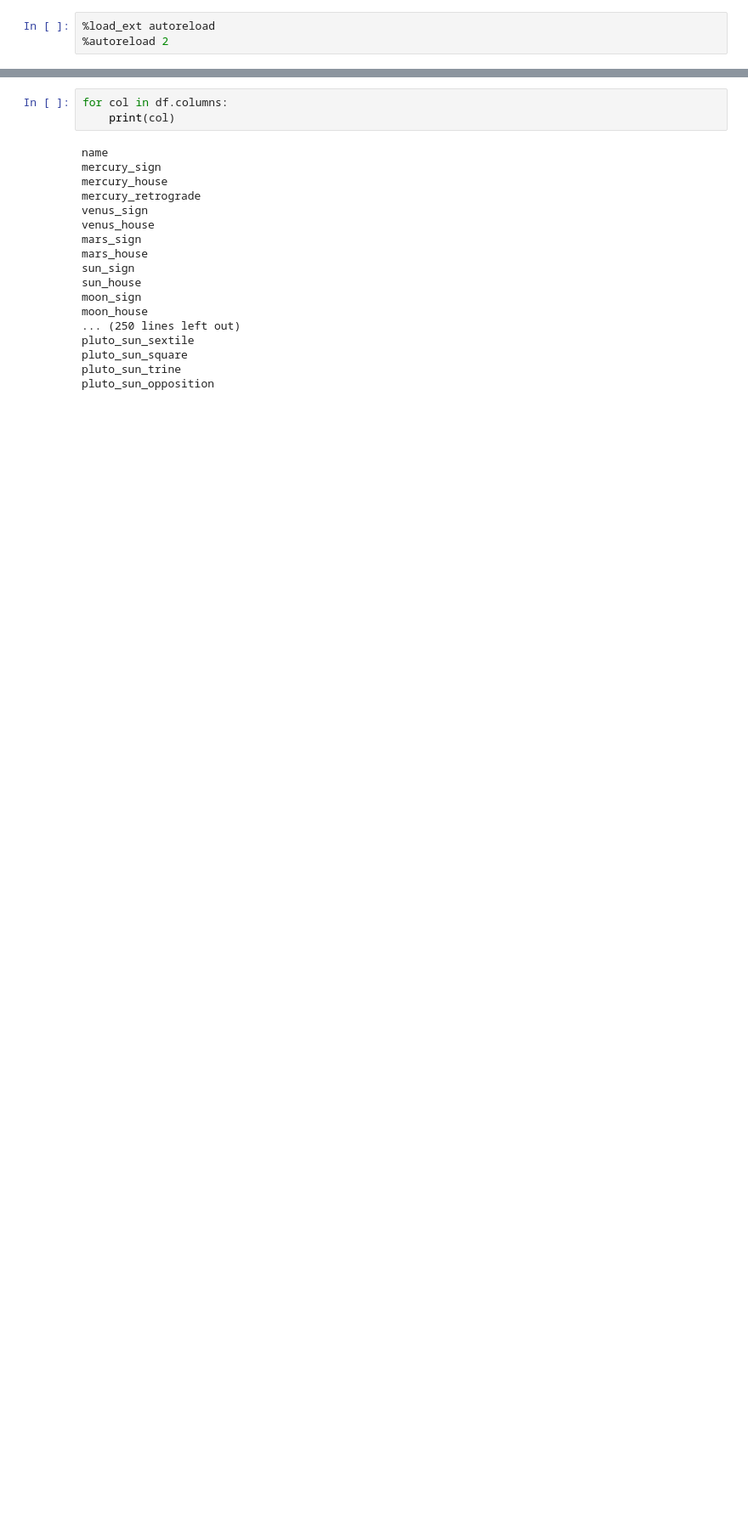
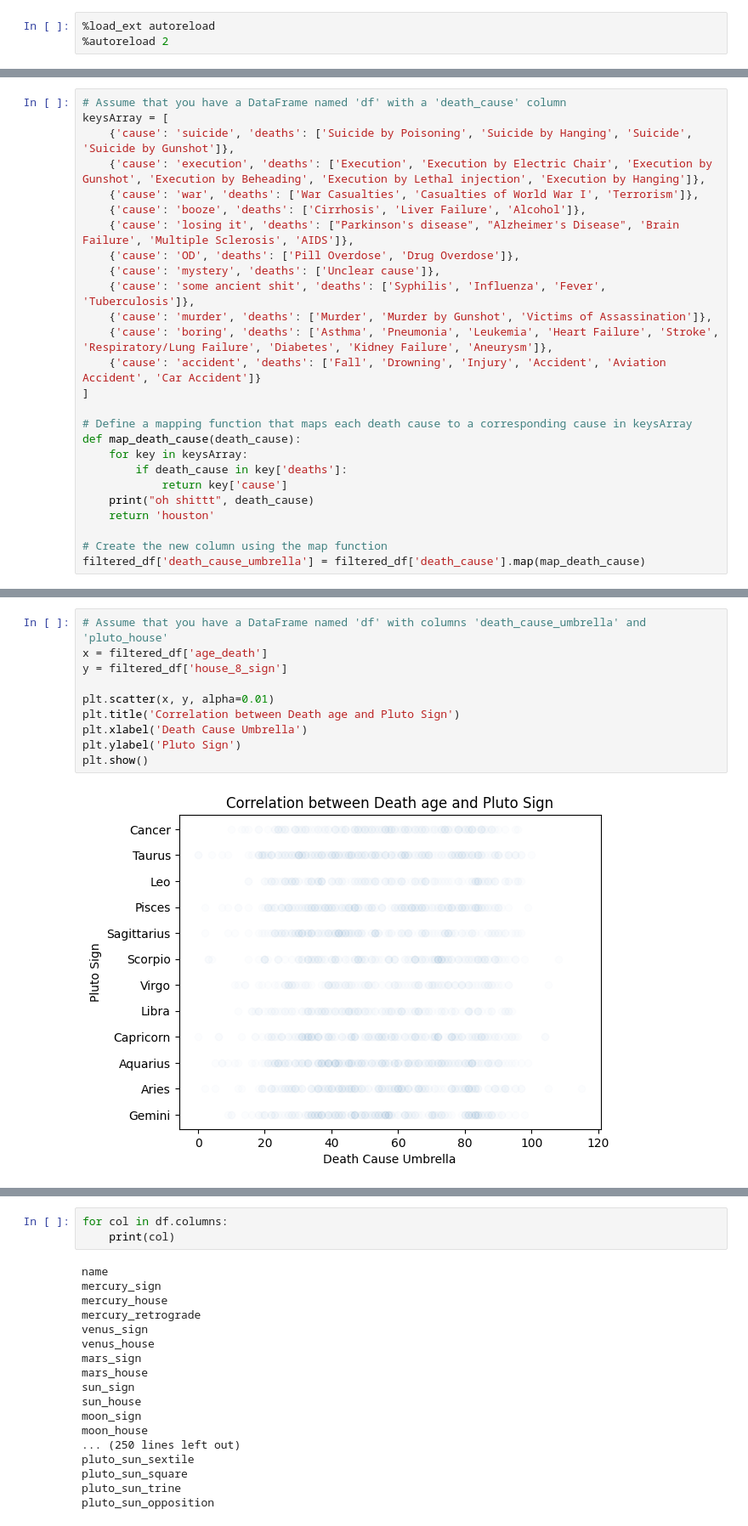
Before and after one commit to ryonmckay/astro_ml, a Jupyter notebook: notebooks/preprocess.ipynb, the cells around one changed output, grey strips where cells are left out. Shown at 85% size. Saved outputs shown, nothing was run; the diff lists cells and outputs as text; blank space fills up the shorter version.

```diff
--- a/notebooks/preprocess.ipynb
+++ b/notebooks/preprocess.ipynb
@@ -142,0 +125,26 @@ No columns have NaN values.
+# %%
+# Assume that you have a DataFrame named 'df' with a 'death_cause' column
+keysArray = [
+    {'cause': 'suicide', 'deaths': ['Suicide by Poisoning', 'Suicide by Hanging', 'Suicide', 'Suicide by Gunshot']},
+    {'cause': 'execution', 'deaths': ['Execution', 'Execution by Electric Chair', 'Execution by Gunshot', 'Execution by Beheading', 'Execution by Lethal injection', 'Execution by Hanging']},
+    {'cause': 'war', 'deaths': ['War Casualties', 'Casualties of World War I', 'Terrorism']},
+    {'cause': 'booze', 'deaths': ['Cirrhosis', 'Liver Failure', 'Alcohol']},
+    {'cause': 'losing it', 'deaths': ["Parkinson's disease", "Alzheimer's Disease", 'Brain Failure', 'Multiple Sclerosis', 'AIDS']},
+    {'cause': 'OD', 'deaths': ['Pill Overdose', 'Drug Overdose']},
+    {'cause': 'mystery', 'deaths': ['Unclear cause']},
+    {'cause': 'some ancient shit', 'deaths': ['Syphilis', 'Influenza', 'Fever', 'Tuberculosis']},
+    {'cause': 'murder', 'deaths': ['Murder', 'Murder by Gunshot', 'Victims of Assassination']},
+    {'cause': 'boring', 'deaths': ['Asthma', 'Pneumonia', 'Leukemia', 'Heart Failure', 'Stroke', 'Respiratory/Lung Failure', 'Diabetes', 'Kidney Failure', 'Aneurysm']},
+    {'cause': 'accident', 'deaths': ['Fall', 'Drowning', 'Injury', 'Accident', 'Aviation Accident', 'Car Accident']}
+]
+
+# Define a mapping function that maps each death cause to a corresponding cause in keysArray
+def map_death_cause(death_cause):
+    for key in keysArray:
+        if death_cause in key['deaths']:
+            return key['cause']
+    print("oh shittt", death_cause)
+    return 'houston'
+
+# Create the new column using the map function
+filtered_df['death_cause_umbrella'] = filtered_df['death_cause'].map(map_death_cause)
@@ -142,0 +157,12 @@ No columns have NaN values.
+# %%
+# Assume that you have a DataFrame named 'df' with columns 'death_cause_umbrella' and 'pluto_house'
+x = filtered_df['age_death']
+y = filtered_df['house_8_sign']
+
+plt.scatter(x, y, alpha=0.01)
+plt.title('Correlation between Death age and Pluto Sign')
+plt.xlabel('Death Cause Umbrella')
+plt.ylabel('Pluto Sign')
+plt.show()
+# %% [output]
+[figure, added]
```
Also changed, not shown: parts of 39 cells of this notebook, 6 other files.
